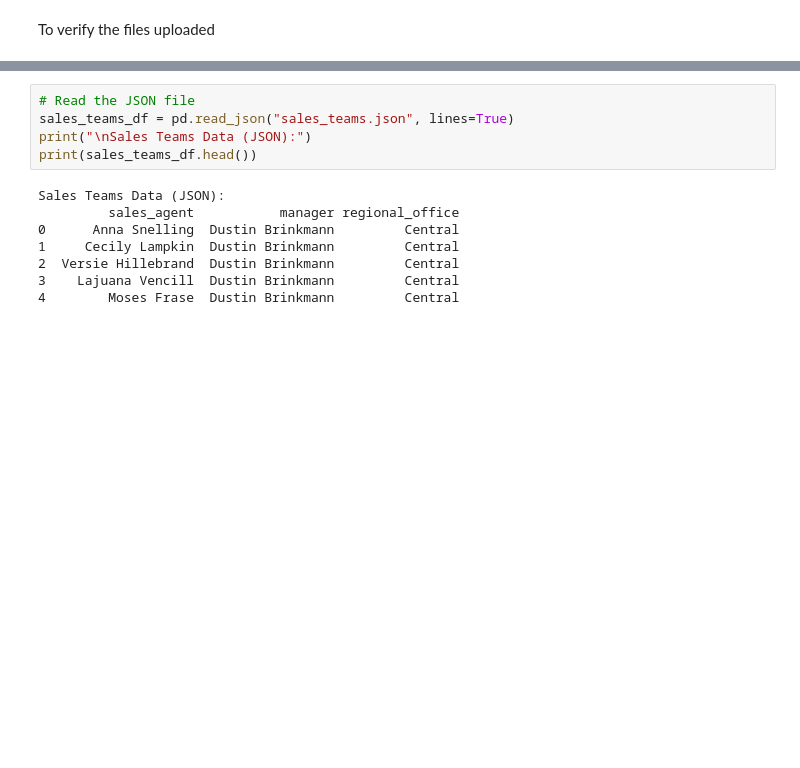
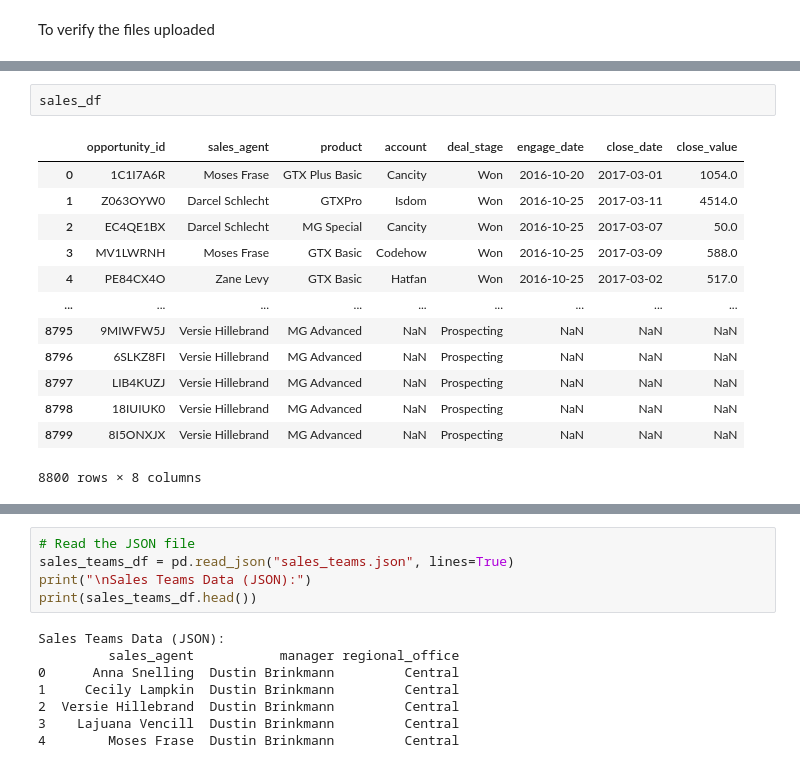
Before and after one commit to sadiq937/CrazyRobo_DM, a Jupyter notebook: ps1.ipynb, the cells around one changed output, grey strips where cells are left out. Cells and saved outputs as stored; diff of their text form; blank space fills up the shorter version.

```diff
--- a/ps1.ipynb
+++ b/ps1.ipynb
@@ -83,0 +87,16 @@ Sales Pipeline Data (CSV):
+# %%
+sales_df
+# %% [output]
+|  | opportunity_id | sales_agent | product | account | deal_stage | engage_date | close_date | close_value |
+| 0 | 1C1I7A6R | Moses Frase | GTX Plus Basic | Cancity | Won | 2016-10-20 | 2017-03-01 | 1054.0 |
+| 1 | Z063OYW0 | Darcel Schlecht | GTXPro | Isdom | Won | 2016-10-25 | 2017-03-11 | 4514.0 |
+| 2 | EC4QE1BX | Darcel Schlecht | MG Special | Cancity | Won | 2016-10-25 | 2017-03-07 | 50.0 |
+| 3 | MV1LWRNH | Moses Frase | GTX Basic | Codehow | Won | 2016-10-25 | 2017-03-09 | 588.0 |
+| 4 | PE84CX4O | Zane Levy | GTX Basic | Hatfan | Won | 2016-10-25 | 2017-03-02 | 517.0 |
+| ... | ... | ... | ... | ... | ... | ... | ... | ... |
+| 8795 | 9MIWFW5J | Versie Hillebrand | MG Advanced | NaN | Prospecting | NaN | NaN | NaN |
+| 8796 | 6SLKZ8FI | Versie Hillebrand | MG Advanced | NaN | Prospecting | NaN | NaN | NaN |
+| 8797 | LIB4KUZJ | Versie Hillebrand | MG Advanced | NaN | Prospecting | NaN | NaN | NaN |
+| 8798 | 18IUIUK0 | Versie Hillebrand | MG Advanced | NaN | Prospecting | NaN | NaN | NaN |
+| 8799 | 8I5ONXJX | Versie Hillebrand | MG Advanced | NaN | Prospecting | NaN | NaN | NaN |
+8800 rows × 8 columns
```
Also changed, not shown: parts of 21 cells of this notebook.
